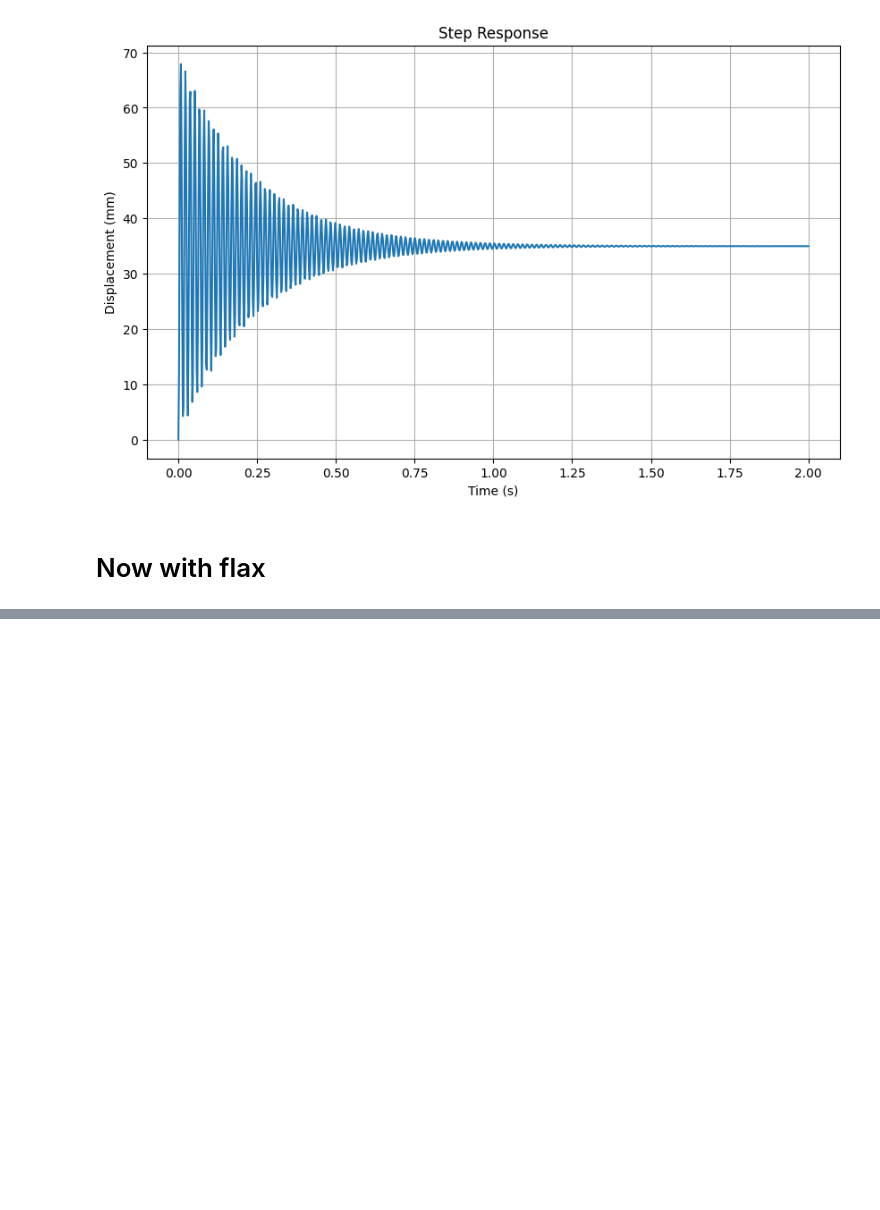
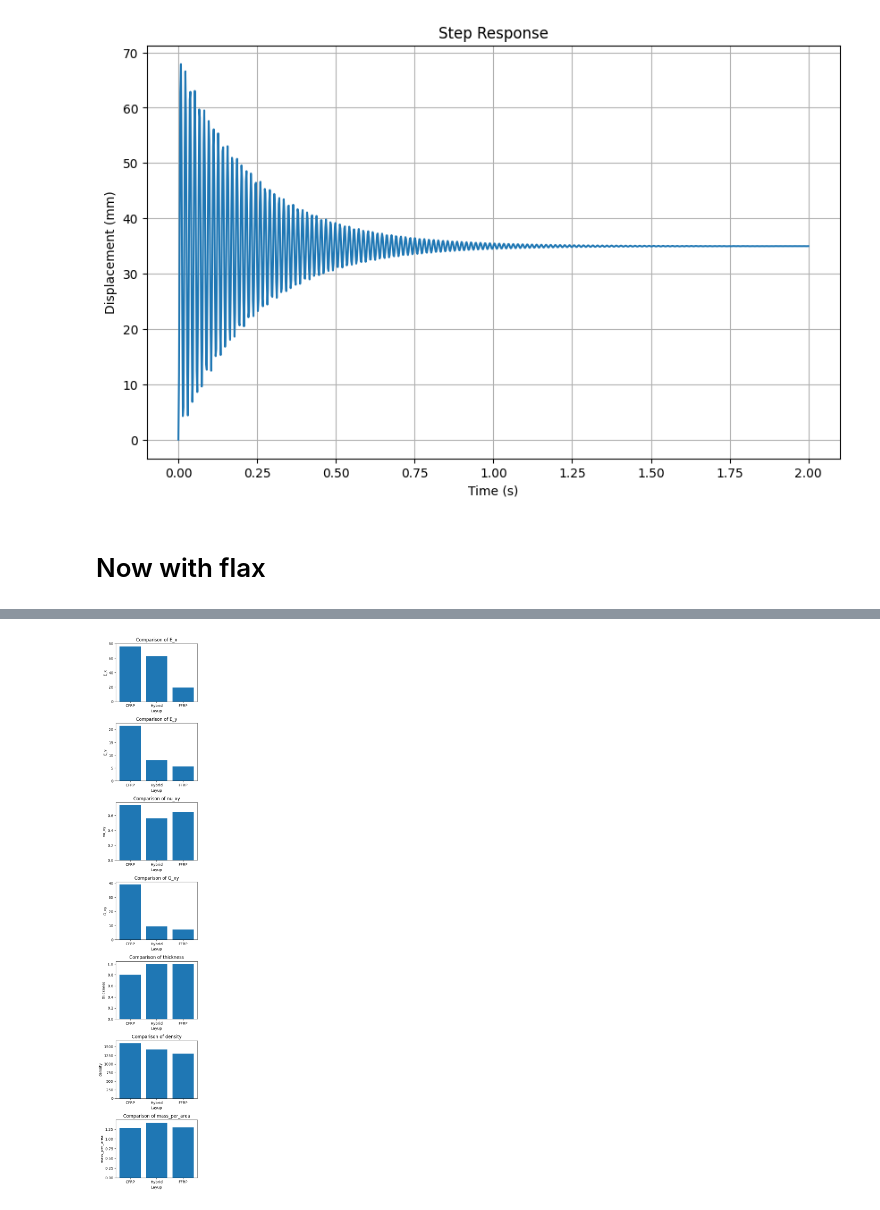
Before and after one commit to jackhenry02/Bike_coding, a Jupyter notebook: simulation.ipynb, the cells around one changed output, grey strips where cells are left out. Drawn from its saved outputs; the diff is of its cells as text; code cells hidden in the pictures; blank space fills up the shorter version.

```diff
--- a/simulation.ipynb
+++ b/simulation.ipynb
@@ -236,0 +338,26 @@ Natural frequency (1st mode): 3032.83 Hz
+# %%
+import pandas as pd
+import matplotlib.pyplot as plt
+
+layups = [layup3, layup4, layup5]
+
+# Collect results for each layup
+results = []
+for i, layup in enumerate(layups, 1):
+    props = layup.calculate_effective_properties()
+    props['Layup'] = ['CFRP', 'Hybrid', 'FFRP'][i-1]
+    results.append(props)
+
+# Convert to DataFrame
+df = pd.DataFrame(results)
+
+# Optional: reorder columns to have 'Layup' first
+cols = ['Layup'] + [col for col in df.columns if col != 'Layup']
+df = df[cols]
+
+print(df)
+
+# If you want to save as a CSV or LaTeX table for your report:
+df.to_csv('layup_properties.csv', index=False)
+# or for LaTeX (requires pandas 1.0+)
+print(df.to_latex(index=False))
@@ -236,0 +383,15 @@ Natural frequency (1st mode): 3032.83 Hz
+# %%
+properties_to_plot = [col for col in df.columns if col != 'Layup']
+
+fig, axs = plt.subplots(len(properties_to_plot), 1, figsize=(4, 3*len(properties_to_plot)))
+
+for ax, prop in zip(axs, properties_to_plot):
+    ax.bar(df['Layup'], df[prop])
+    ax.set_title(f'Comparison of {prop}')
+    ax.set_ylabel(prop)
+    ax.set_xlabel('Layup')
+
+plt.tight_layout()
+plt.show()
+# %% [output]
+[figure, added]
```
Also changed, not shown: parts of 11 cells of this notebook, 3 other files.
